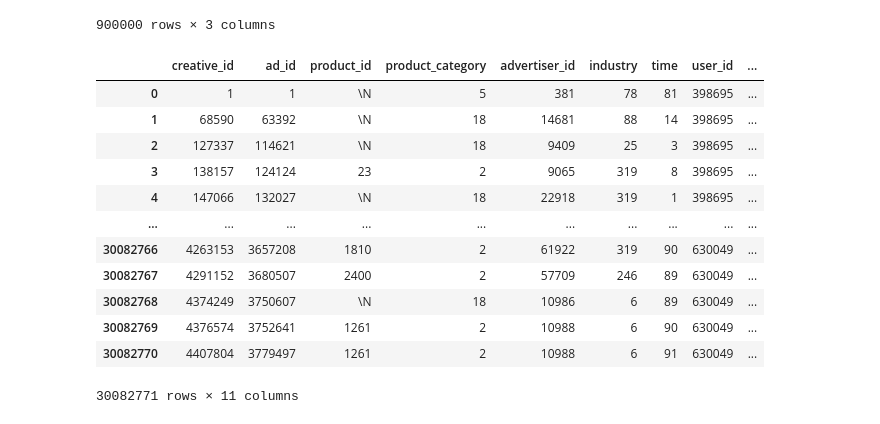
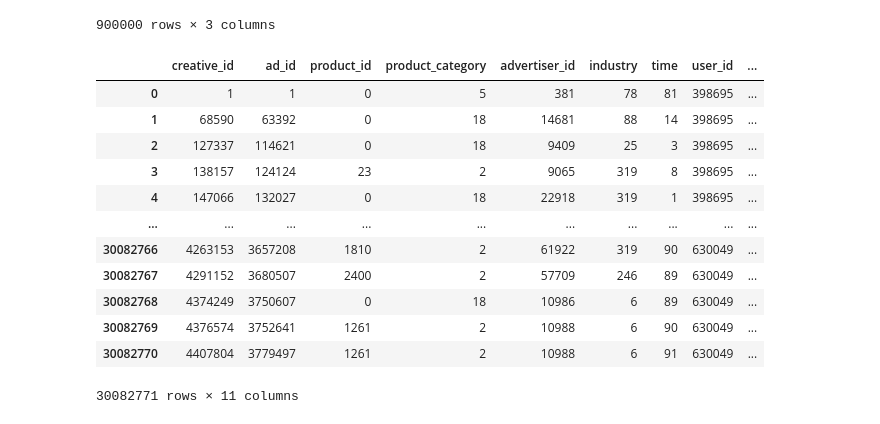
Before and after one commit to doutv/TXAdvertisementCompetition, a Jupyter notebook: version/first.ipynb, the cells around one changed output. Cells and saved outputs as stored; diff of their text form; code cells hidden in the pictures.

```diff
--- a/version/first.ipynb
+++ b/version/first.ipynb
@@ -59,18 +59,3 @@ train_user
 # %%
 train_merged=pd.merge(train_ad,train_click_log,on='creative_id')
 train_merged=pd.merge(train_merged,train_user,on='user_id')
-display(train_merged)
-# %% [output]
-|  | creative_id | ad_id | product_id | product_category | advertiser_id | industry | time | user_id | ... |
-| 0 | 1 | 1 | \N | 5 | 381 | 78 | 81 | 398695 | ... |
-| 1 | 68590 | 63392 | \N | 18 | 14681 | 88 | 14 | 398695 | ... |
-| 2 | 127337 | 114621 | \N | 18 | 9409 | 25 | 3 | 398695 | ... |
-| 3 | 138157 | 124124 | 23 | 2 | 9065 | 319 | 8 | 398695 | ... |
-| 4 | 147066 | 132027 | \N | 18 | 22918 | 319 | 1 | 398695 | ... |
-| ... | ... | ... | ... | ... | ... | ... | ... | ... | ... |
-| 30082766 | 4263153 | 3657208 | 1810 | 2 | 61922 | 319 | 90 | 630049 | ... |
-| 30082767 | 4291152 | 3680507 | 2400 | 2 | 57709 | 246 | 89 | 630049 | ... |
-| 30082768 | 4374249 | 3750607 | \N | 18 | 10986 | 6 | 89 | 630049 | ... |
-| 30082769 | 4376574 | 3752641 | 1261 | 2 | 10988 | 6 | 90 | 630049 | ... |
-| 30082770 | 4407804 | 3779497 | 1261 | 2 | 10988 | 6 | 91 | 630049 | ... |
-30082771 rows × 11 columns
@@ -77,3 +64,22 @@ display(train_merged)
+# %%
+train_merged["product_id"].replace({"\\N":"0"},inplace=True)
+train_merged["industry"].replace({"\\N":"0"},inplace=True)
+train_merged=train_merged.astype(int)
+display(train_merged)
+# %% [output]
+|  | creative_id | ad_id | product_id | product_category | advertiser_id | industry | time | user_id | ... |
+| 0 | 1 | 1 | 0 | 5 | 381 | 78 | 81 | 398695 | ... |
+| 1 | 68590 | 63392 | 0 | 18 | 14681 | 88 | 14 | 398695 | ... |
+| 2 | 127337 | 114621 | 0 | 18 | 9409 | 25 | 3 | 398695 | ... |
+| 3 | 138157 | 124124 | 23 | 2 | 9065 | 319 | 8 | 398695 | ... |
+| 4 | 147066 | 132027 | 0 | 18 | 22918 | 319 | 1 | 398695 | ... |
+| ... | ... | ... | ... | ... | ... | ... | ... | ... | ... |
+| 30082766 | 4263153 | 3657208 | 1810 | 2 | 61922 | 319 | 90 | 630049 | ... |
+| 30082767 | 4291152 | 3680507 | 2400 | 2 | 57709 | 246 | 89 | 630049 | ... |
+| 30082768 | 4374249 | 3750607 | 0 | 18 | 10986 | 6 | 89 | 630049 | ... |
+| 30082769 | 4376574 | 3752641 | 1261 | 2 | 10988 | 6 | 90 | 630049 | ... |
+| 30082770 | 4407804 | 3779497 | 1261 | 2 | 10988 | 6 | 91 | 630049 | ... |
+30082771 rows × 11 columns
 # %%
 features=["creative_id","ad_id","product_id","product_category","advertiser_id","industry","time","click_times"]
 targets=["age","gender"]
```
Also changed, not shown: parts of 7 cells of this notebook, 1 other file.
